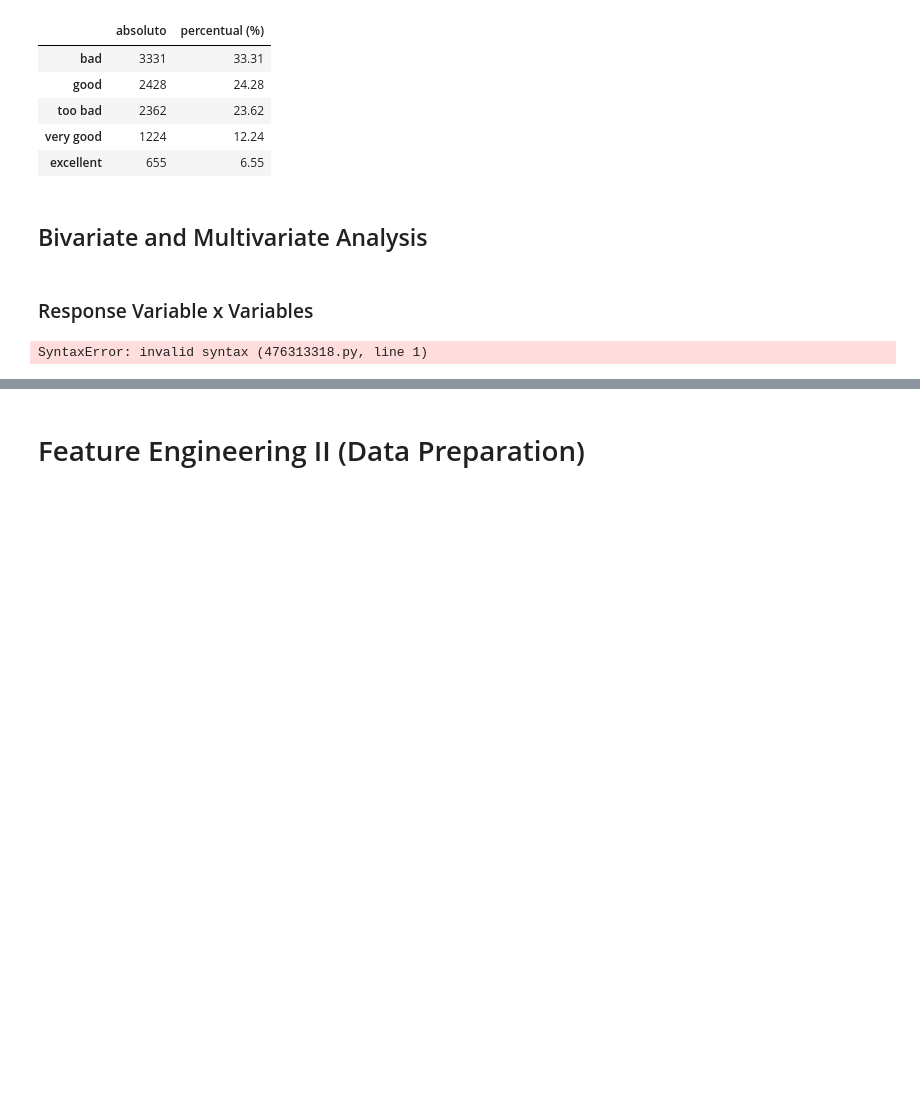
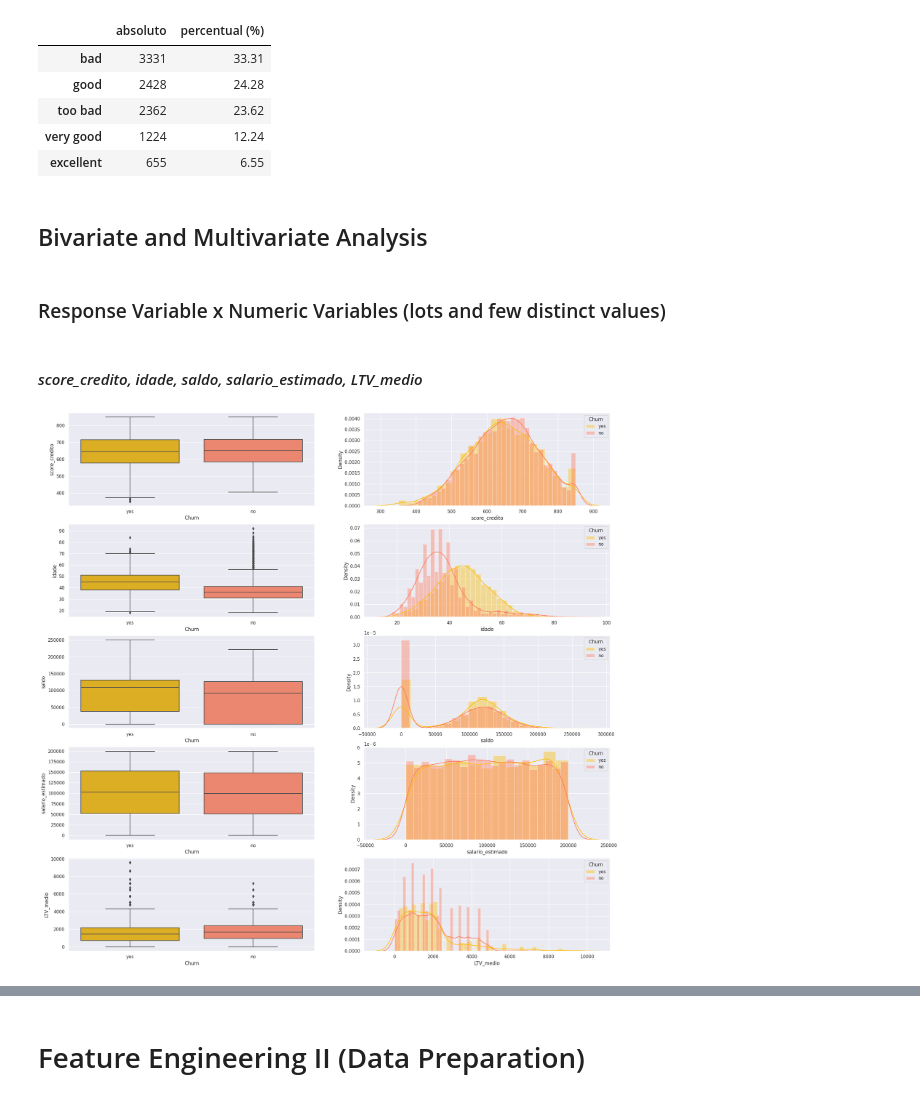
Before and after one commit to rodrigo-rngl/data-science-portfolio, a Jupyter notebook: top-bank-churn-predict/notebooks/Project Clients Churn Predict - V2.ipynb, the cells around one changed output, grey strips where cells are left out. Drawn from its saved outputs; the diff is of its cells as text; code cells hidden in the pictures; blank space fills up the shorter version.

```diff
--- a/top-bank-churn-predict/notebooks/Project Clients Churn Predict - V2.ipynb
+++ b/top-bank-churn-predict/notebooks/Project Clients Churn Predict - V2.ipynb
@@ -1031,8 +1031,55 @@ pd.DataFrame({'absoluto': df4['escala_fico'].value_counts(), 'percentual (%)': d
 # %% [markdown]
 ## Bivariate and Multivariate Analysis
 # %% [markdown]
-### Response Variable x Variables
+### Response Variable x Numeric Variables (lots and few distinct values)
-# %%
--
-# %% [output]
-SyntaxError: invalid syntax (476313318.py, line 1)
+# %% [markdown]
+#### *score_credito, idade, saldo, salario_estimado, LTV_medio*
+# %%
+plt.figure(figsize= (24, 24))
+
+#Churn x score_credito
+plt.subplot(5, 2, 1)
+sns.boxplot(x= 'Churn', y= 'score_credito', data= df4);
+
+plt.subplot(5, 2, 2)
+sns.distplot( df4[df4['Churn'] == 'yes']['score_credito'], label= 'yes');
+sns.distplot( df4[df4['Churn'] == 'no']['score_credito'], label= 'no');
+plt.legend(title= 'Churn');
+
+#Churn x idade
+plt.subplot(5, 2, 3)
+sns.boxplot(x= 'Churn', y= 'idade', data= df4);
+
+plt.subplot(5, 2, 4)
+sns.distplot( df4[df4['Churn'] == 'yes']['idade'], label= 'yes');
+sns.distplot( df4[df4['Churn'] == 'no']['idade'], label= 'no');
+plt.legend(title= 'Churn');
+
+#Churn x saldo
+plt.subplot(5, 2, 5)
+sns.boxplot(x= 'Churn', y= 'saldo', data= df4);
+
+plt.subplot(5, 2, 6)
+sns.distplot( df4[df4['Churn'] == 'yes']['saldo'], label= 'yes');
+sns.distplot( df4[df4['Churn'] == 'no']['saldo'], label= 'no');
+plt.legend(title= 'Churn');
+
+#Churn x salario_estimado
+plt.subplot(5, 2, 7)
+sns.boxplot(x= 'Churn', y= 'salario_estimado', data= df4);
+
+plt.subplot(5, 2, 8)
+sns.distplot( df4[df4['Churn'] == 'yes']['salario_estimado'], label= 'yes');
+sns.distplot( df4[df4['Churn'] == 'no']['salario_estimado'], label= 'no');
+plt.legend(title= 'Churn');
+
+#Churn x LTV_medio
+plt.subplot(5, 2, 9)
+sns.boxplot(x= 'Churn', y= 'LTV_medio', data= df4);
+
+plt.subplot(5, 2, 10)
+sns.distplot( df4[df4['Churn'] == 'yes']['LTV_medio'], label= 'yes');
+sns.distplot( df4[df4['Churn'] == 'no']['LTV_medio'], label= 'no');
+plt.legend(title= 'Churn');
+# %% [output]
+[figure, added]
```
Also changed, not shown: parts of 4 cells of this notebook.
